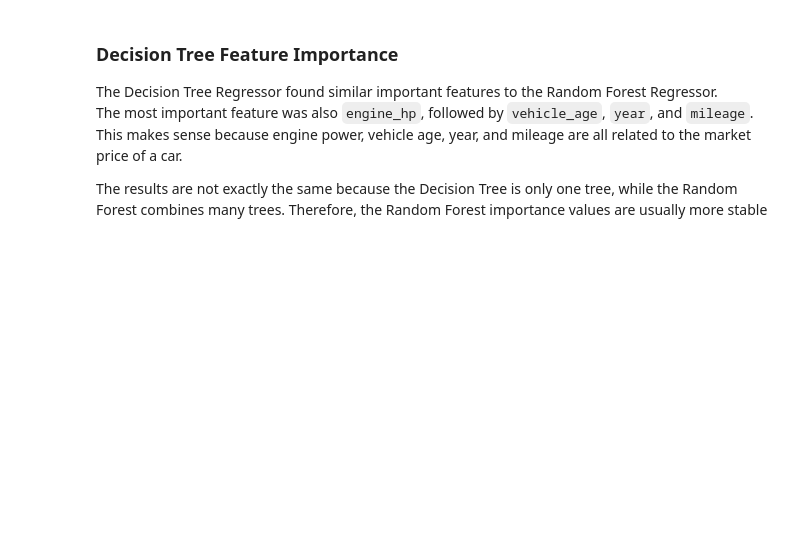
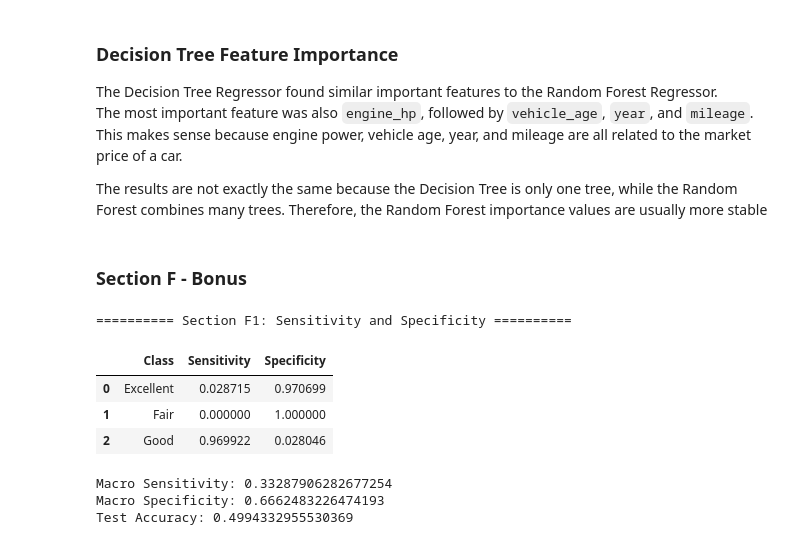
Before and after one commit to malak-re3/MACHINE-LEARNING-EX1, a Jupyter notebook: assignment1 (2).ipynb, the cells around one changed output. Drawn from its saved outputs; the diff is of its cells as text; code cells hidden in the pictures; blank space fills up the shorter version.

```diff
--- a/assignment1 (2).ipynb
+++ b/assignment1 (2).ipynb
@@ -1697,3 +1697,63 @@ The most important feature was also `engine_hp`, followed by `vehicle_age`, `yea
 This makes sense because engine power, vehicle age, year, and mileage are all related to the market price of a car.
 
 The results are not exactly the same because the Decision Tree is only one tree, while the Random Forest combines many trees. Therefore, the Random Forest importance values are usually more stable
+# %% [markdown]
+### Section F - Bonus
+# %%
+
+import time
+import numpy as np
+import pandas as pd
+from sklearn.metrics import confusion_matrix, mean_squared_error, accuracy_score
+
+# ------------------------------------------------------------
+# F1 - Classification Metric: Sensitivity and Specificity
+# ------------------------------------------------------------
+
+print("========== Section F1: Sensitivity and Specificity ==========")
+
+# We report the metrics for the Section C scratch Random Forest Classifier
+# because it is usually the stronger classifier.
+section_c_classifier_pred = rf_classifier_test_pred
+
+labels = sorted(pd.Series(y_test_class).unique())
+cm = confusion_matrix(y_test_class, section_c_classifier_pred, labels=labels)
+
+specificity_values = []
+sensitivity_values = []
+
+for i, label in enumerate(labels):
+    TP = cm[i, i]
+    FN = cm[i, :].sum() - TP
+    FP = cm[:, i].sum() - TP
+    TN = cm.sum() - TP - FN - FP
+
+    sensitivity = TP / (TP + FN) if (TP + FN) != 0 else 0
+    specificity = TN / (TN + FP) if (TN + FP) != 0 else 0
+
+    sensitivity_values.append(sensitivity)
+    specificity_values.append(specificity)
+
+metrics_df = pd.DataFrame({
+    "Class": labels,
+    "Sensitivity": sensitivity_values,
+    "Specificity": specificity_values
+})
+
+display(metrics_df)
+
+macro_sensitivity = np.mean(sensitivity_values)
+macro_specificity = np.mean(specificity_values)
+
+print("Macro Sensitivity:", macro_sensitivity)
+print("Macro Specificity:", macro_specificity)
+print("Test Accuracy:", accuracy_score(y_test_class, section_c_classifier_pred))
+# %% [output]
+========== Section F1: Sensitivity and Specificity ==========
+|  | Class | Sensitivity | Specificity |
+| 0 | Excellent | 0.028715 | 0.970699 |
+| 1 | Fair | 0.000000 | 1.000000 |
+| 2 | Good | 0.969922 | 0.028046 |
+Macro Sensitivity: 0.33287906282677254
+Macro Specificity: 0.6662483226474193
+Test Accuracy: 0.4994332955530369
```
Also changed, not shown: parts of 3 cells of this notebook.
